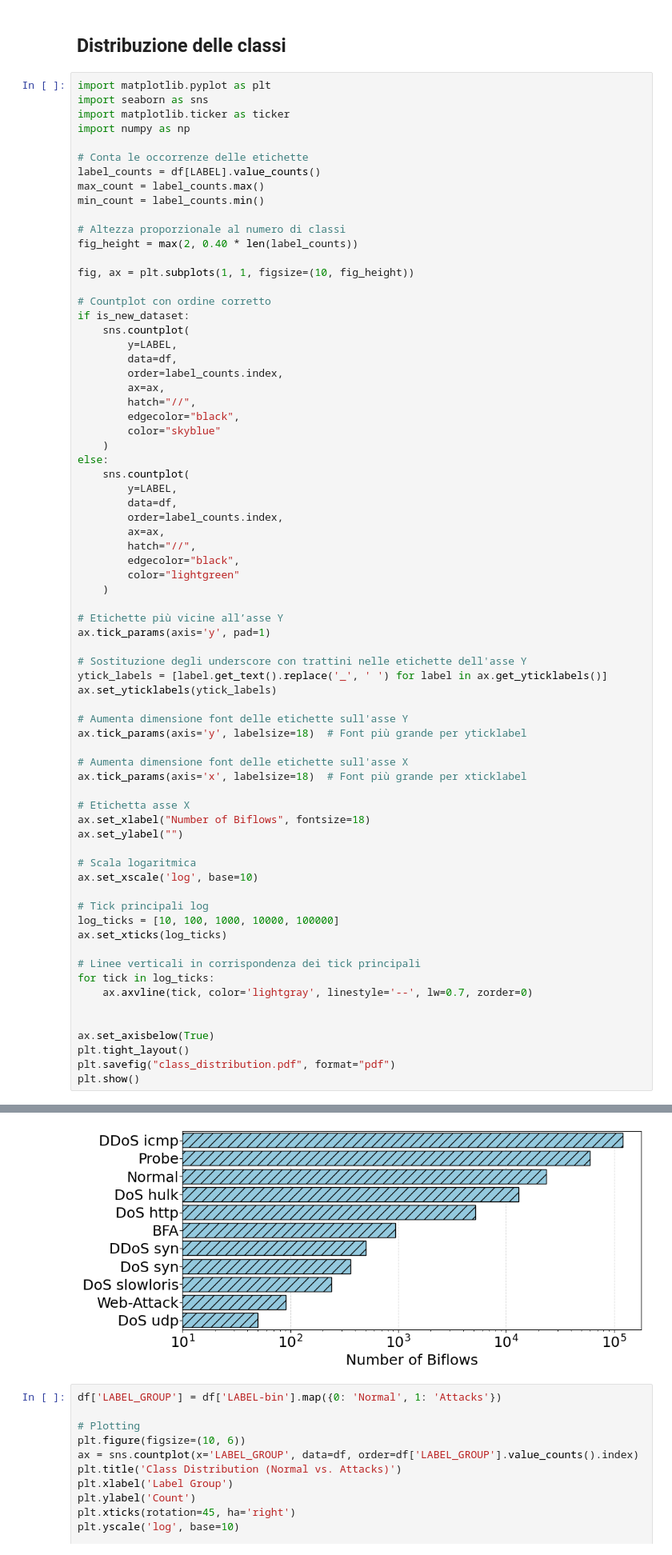
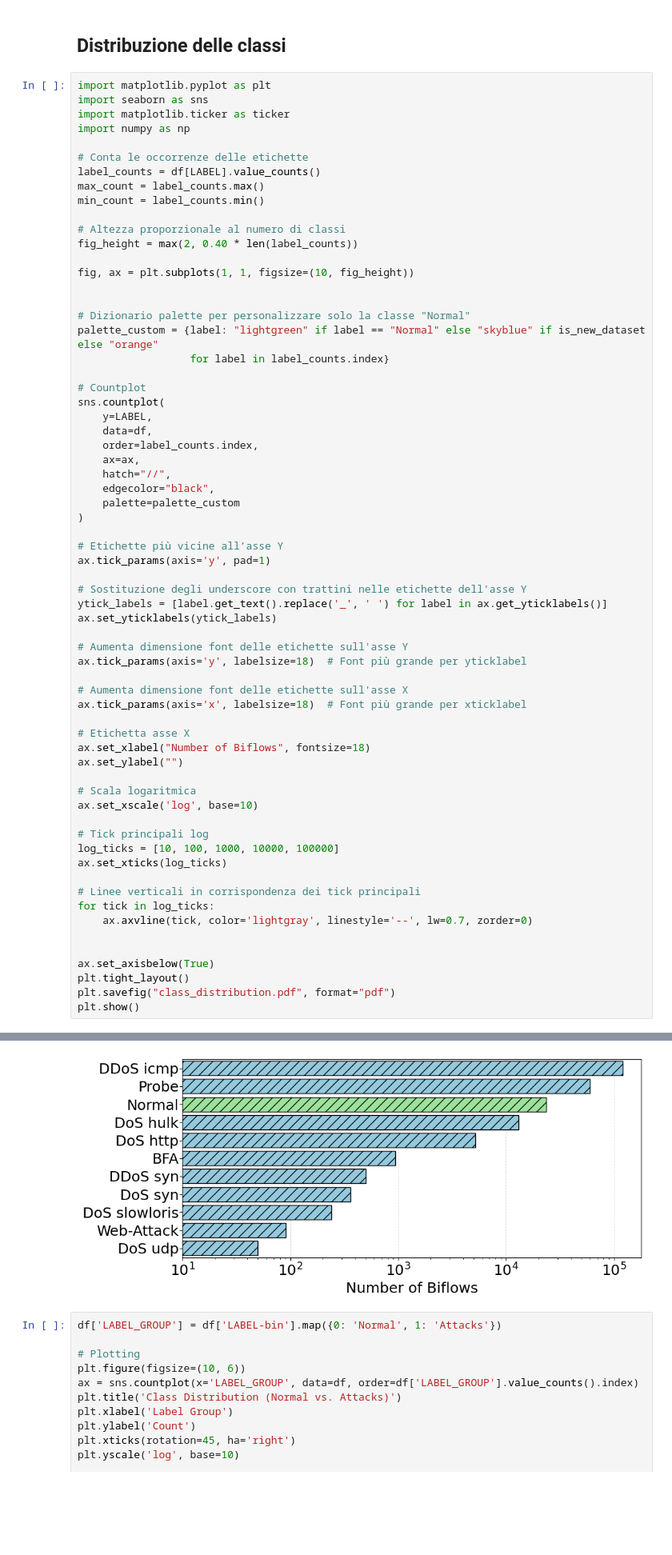
Before and after one commit to duel0/mykonos, a Jupyter notebook: Gruppo4.ipynb, the cells around one changed output, grey strips where cells are left out. Shown at 80% size. Cells and saved outputs as stored; diff of their text form; blank space fills up the shorter version.

```diff
--- a/Gruppo4.ipynb
+++ b/Gruppo4.ipynb
@@ -189,27 +189,21 @@ fig_height = max(2, 0.40 * len(label_counts))
 
 fig, ax = plt.subplots(1, 1, figsize=(10, fig_height))
 
-# Countplot con ordine corretto
-if is_new_dataset:
-    sns.countplot(
-        y=LABEL,
-        data=df,
-        order=label_counts.index,
-        ax=ax,
-        hatch="//",
-        edgecolor="black",
-        color="skyblue"
-    )
-else:
-    sns.countplot(
-        y=LABEL,
-        data=df,
-        order=label_counts.index,
-        ax=ax,
-        hatch="//",
-        edgecolor="black",
-        color="lightgreen"
-    )
+
+# Dizionario palette per personalizzare solo la classe "Normal"
+palette_custom = {label: "lightgreen" if label == "Normal" else "skyblue" if is_new_dataset else "orange"
+                  for label in label_counts.index}
+
+# Countplot
+sns.countplot(
+    y=LABEL,
+    data=df,
+    order=label_counts.index,
+    ax=ax,
+    hatch="//",
+    edgecolor="black",
+    palette=palette_custom
+)
 
 # Etichette più vicine all’asse Y
 ax.tick_params(axis='y', pad=1)
@@ -248,4 +245,4 @@ plt.show()
-[figure, old version]
+[figure, new version]
 # %%
 df['LABEL_GROUP'] = df['LABEL-bin'].map({0: 'Normal', 1: 'Attacks'})
 
```
Also changed, not shown: parts of 3 cells of this notebook.
